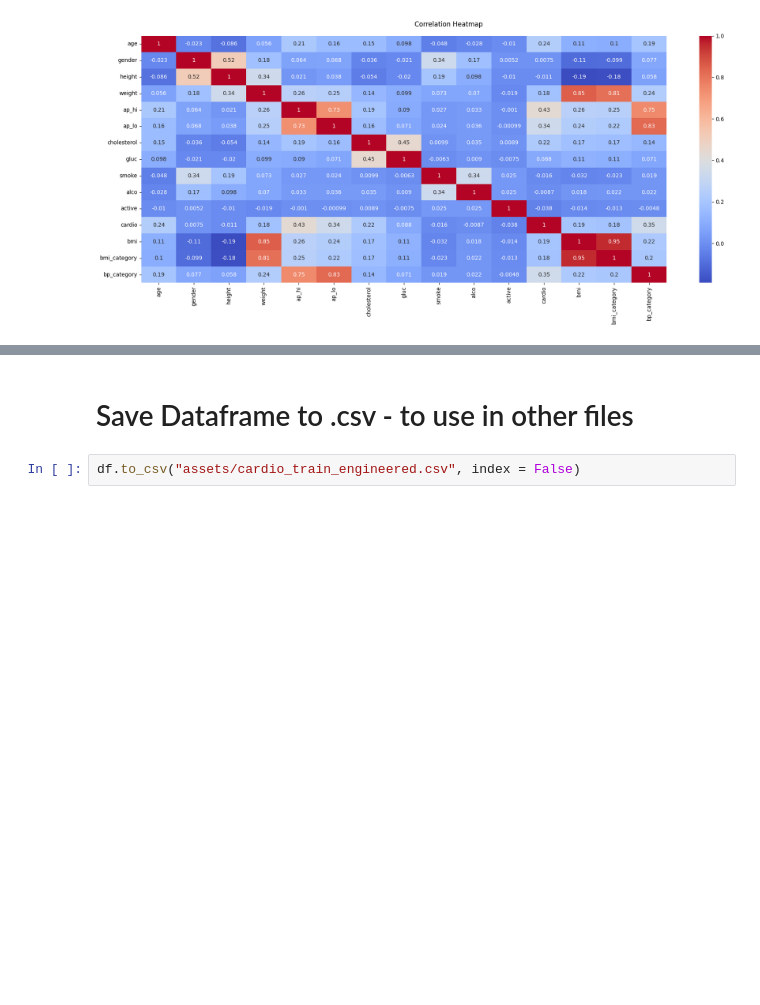
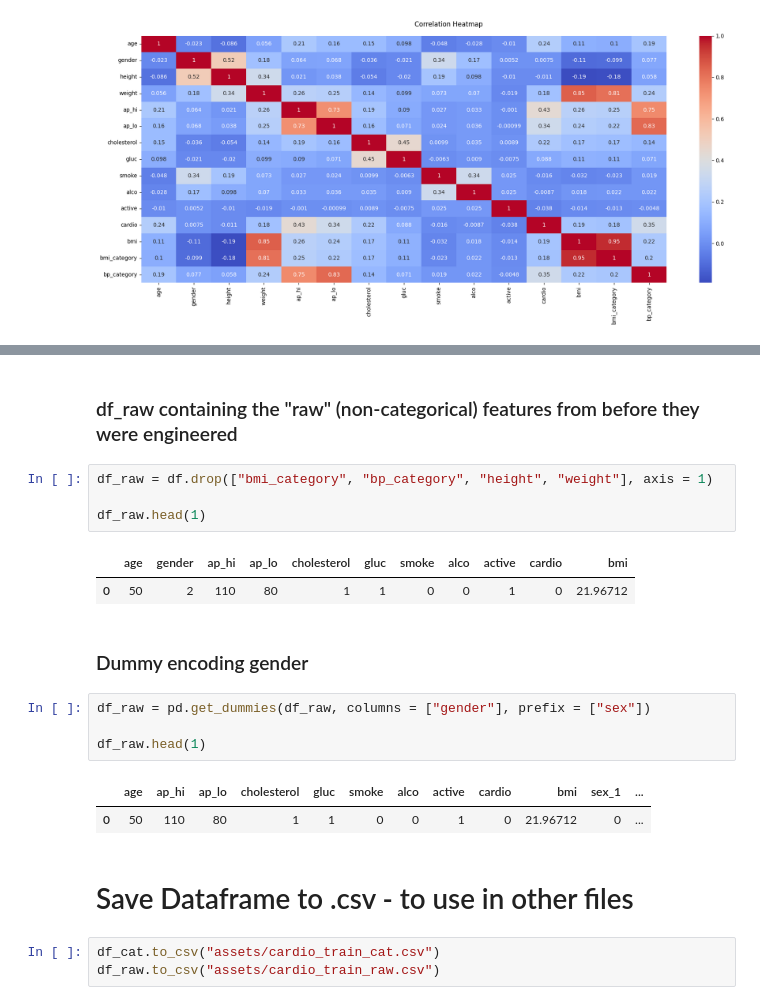
Before and after one commit to Andreas-Svensson/disease_prediction, a Jupyter notebook: data_analysis.ipynb, the cells around one changed output, grey strips where cells are left out. Saved outputs shown, nothing was run; the diff lists cells and outputs as text; blank space fills up the shorter version.

```diff
--- a/data_analysis.ipynb
+++ b/data_analysis.ipynb
@@ -590,4 +610,23 @@ plt.tight_layout()
+# %% [markdown]
+### df_raw containing the "raw" (non-categorical) features from before they were engineered
+# %%
+df_raw = df.drop(["bmi_category", "bp_category", "height", "weight"], axis = 1)
+
+df_raw.head(1)
+# %% [output]
+|  | age | gender | ap_hi | ap_lo | cholesterol | gluc | smoke | alco | active | cardio | bmi |
+| 0 | 50 | 2 | 110 | 80 | 1 | 1 | 0 | 0 | 1 | 0 | 21.96712 |
+# %% [markdown]
+### Dummy encoding gender
+# %%
+df_raw = pd.get_dummies(df_raw, columns = ["gender"], prefix = ["sex"])
+
+df_raw.head(1)
+# %% [output]
+|  | age | ap_hi | ap_lo | cholesterol | gluc | smoke | alco | active | cardio | bmi | sex_1 | ... |
+| 0 | 50 | 110 | 80 | 1 | 1 | 0 | 0 | 1 | 0 | 21.96712 | 0 | ... |
 # %% [markdown]
 # Save Dataframe to .csv - to use in other files
-# %%
-df.to_csv("assets/cardio_train_engineered.csv", index = False)
+# %%
+df_cat.to_csv("assets/cardio_train_cat.csv")
+df_raw.to_csv("assets/cardio_train_raw.csv")
```
Also changed, not shown: parts of 4 cells of this notebook.
